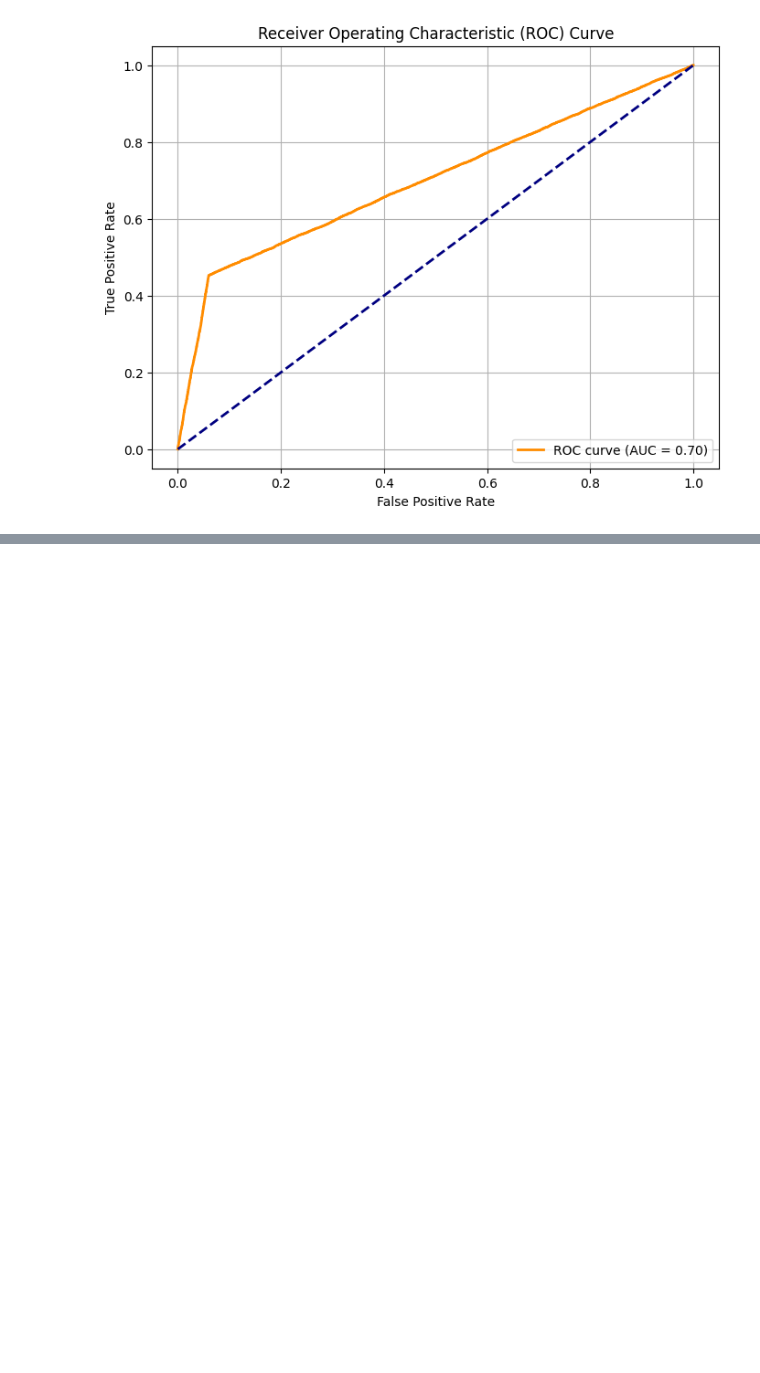
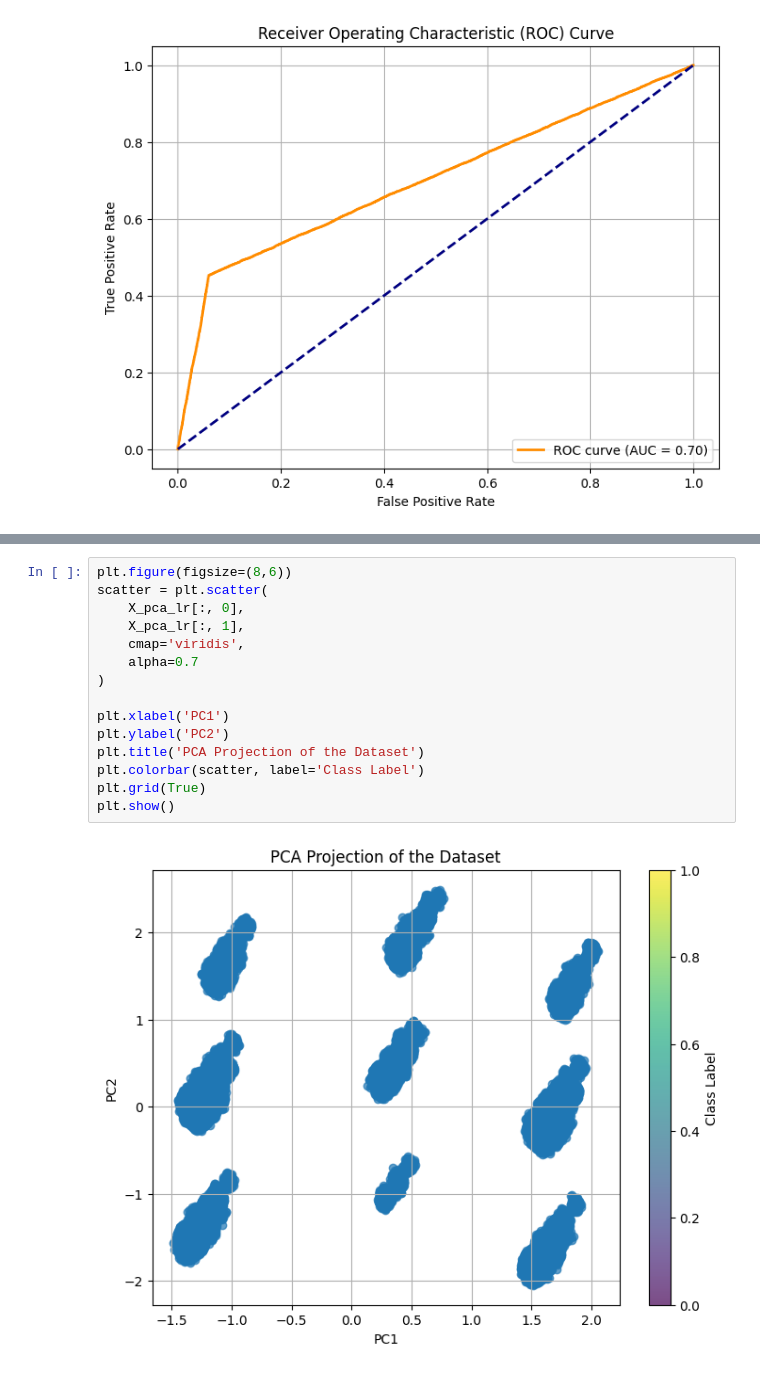
Before and after one commit to Jdhwang98/thyroid-cancer-prediction, a Jupyter notebook: thyroid_cancer_risk.ipynb, the cells around one changed output, grey strips where cells are left out. Drawn from its saved outputs; the diff is of its cells as text; blank space fills up the shorter version.

```diff
--- a/thyroid_cancer_risk.ipynb
+++ b/thyroid_cancer_risk.ipynb
@@ -349,0 +437,17 @@ plt.show()
+# %%
+plt.figure(figsize=(8,6))
+scatter = plt.scatter(
+    X_pca_lr[:, 0],
+    X_pca_lr[:, 1],
+    cmap='viridis',
+    alpha=0.7
+)
+
+plt.xlabel('PC1')
+plt.ylabel('PC2')
+plt.title('PCA Projection of the Dataset')
+plt.colorbar(scatter, label='Class Label')
+plt.grid(True)
+plt.show()
+# %% [output]
+[figure, added]
```
Also changed, not shown: parts of 7 cells of this notebook.
